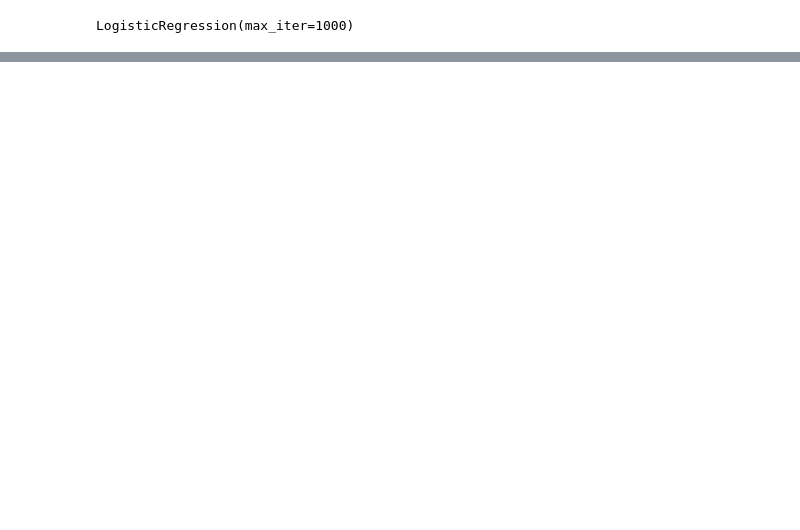
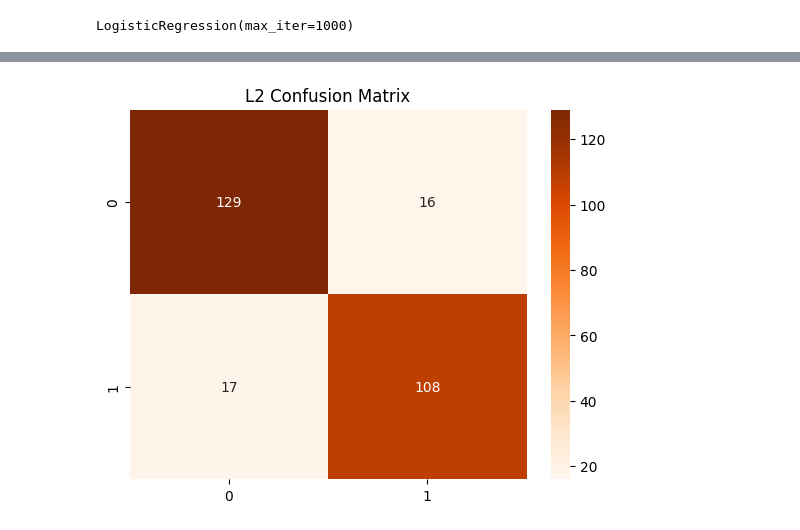
Before and after one commit to harshaiml/aiml-daily-practice, a Jupyter notebook: Practice/Part 8 - Machine Learning/Supervised ML/Part -2/Assignment Project/employee_turnover.ipynb, the cells around one changed output, grey strips where cells are left out. Cells and saved outputs as stored; diff of their text form; code cells hidden in the pictures; blank space fills up the shorter version.

```diff
--- a/Practice/Part 8 - Machine Learning/Supervised ML/Part -2/Assignment Project/employee_turnover.ipynb
+++ b/Practice/Part 8 - Machine Learning/Supervised ML/Part -2/Assignment Project/employee_turnover.ipynb
@@ -95,0 +170,3 @@ weighted avg       0.86      0.86      0.86       270
+# %%
+# Prediction
+l2_pred = l2_model.predict(X_test)
@@ -95,0 +179,12 @@ weighted avg       0.86      0.86      0.86       270
+# %%
+cm_l2 = confusion_matrix(y_test, l2_pred)
+
+sns.heatmap(cm_l2,
+            annot=True,
+            fmt="d",
+            cmap="Oranges")
+
+plt.title("L2 Confusion Matrix")
+plt.show()
+# %% [output]
+[figure, added]
```
Also changed, not shown: parts of 22 cells of this notebook.
